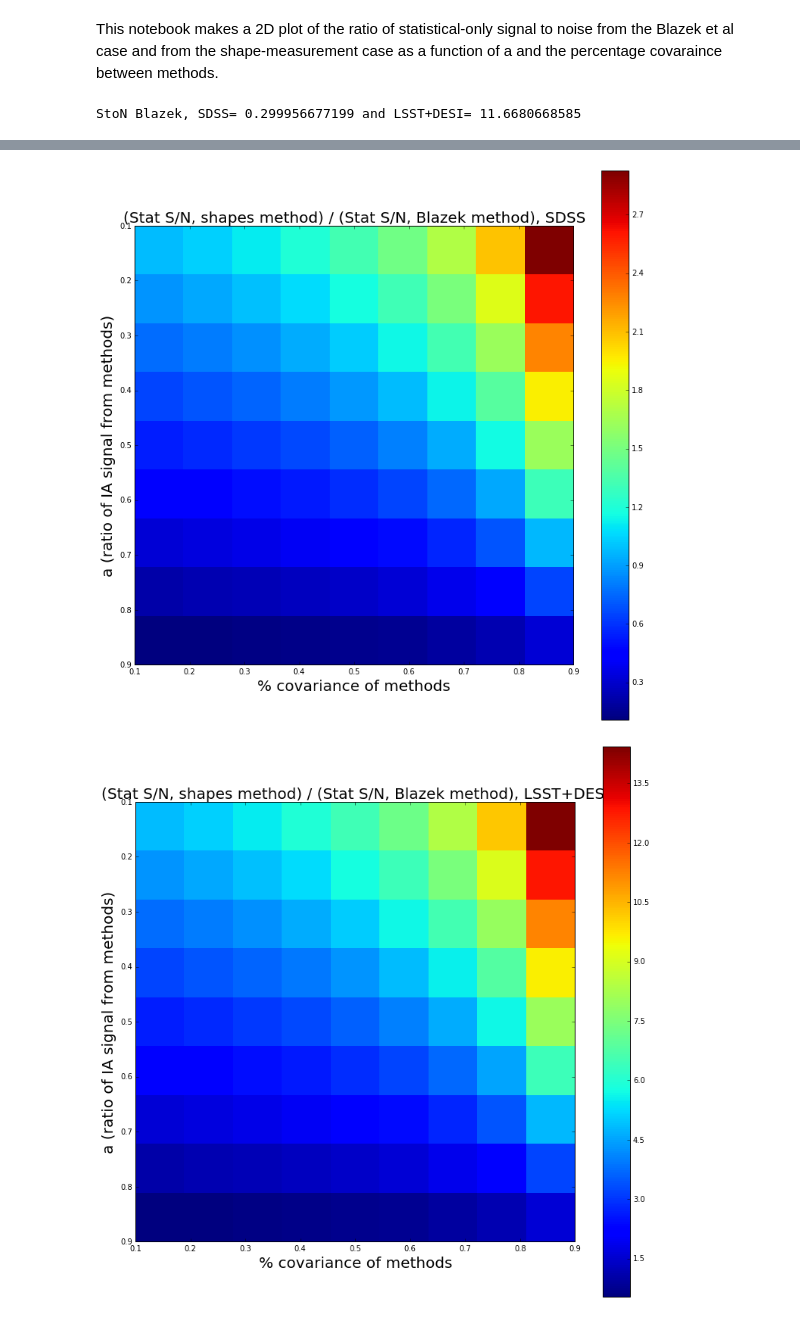
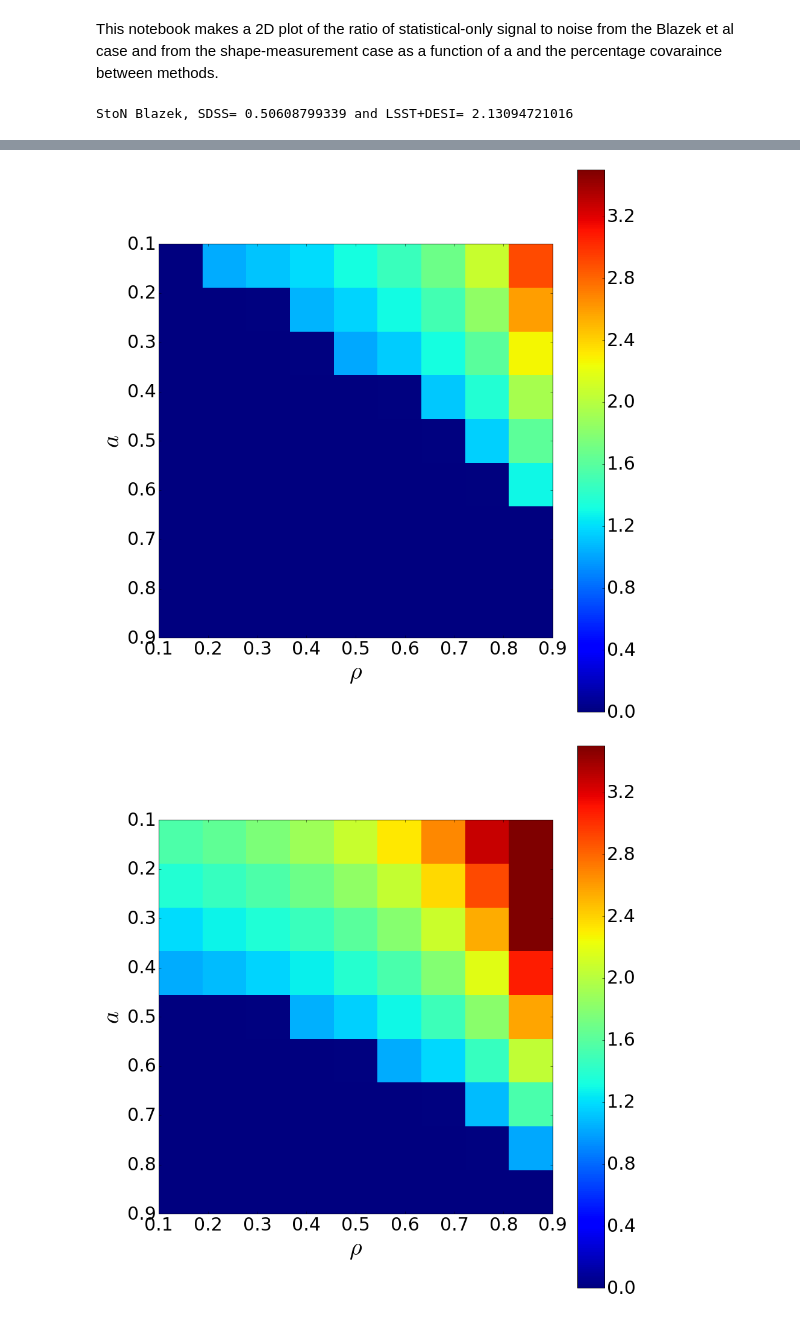
Before and after one commit to c-d-leonard/IA_GGL, a Jupyter notebook: secondary_scripts/StoNratio_2Dplot.ipynb, the cells around one changed output, grey strips where cells are left out. Cells and saved outputs as stored; diff of their text form; code cells hidden in the pictures.

```diff
--- a/secondary_scripts/StoNratio_2Dplot.ipynb
+++ b/secondary_scripts/StoNratio_2Dplot.ipynb
@@ -9,14 +6,19 @@ survey_2 = 'LSST_DESI'
+# %%
+survey_1 = 'SDSS'
+survey_2 = 'LSST_DESI'
+deltaz = 0.17 # LSST deltaz
+StoNstat_Blazek_withCV_SNanalytic_survey=LSST_DESIrpts=2000_ahAistopgap_deltaz=0.17
 # %% [markdown]
 This notebook makes a 2D plot of the ratio of statistical-only signal to noise from the Blazek et al case and from the shape-measurement case as a function of a and the percentage covaraince between methods.
 # %%
 # Load StoN from Blazek method for each survey under consideration (only one value). We actually saved the square of what we want.
-StoNsq_Blazek_1 = np.loadtxt('../txtfiles/StoNstat_Blazek_withCV_SNanalytic_survey='+survey_1+'rpts=2000.txt')
-StoNsq_Blazek_2 = np.loadtxt('../txtfiles/StoNstat_Blazek_withCV_SNanalytic_survey='+survey_2+'rpts=2000.txt')
+StoNsq_Blazek_1 = np.loadtxt('../txtfiles/StoNstat_Blazek_withCV_SNanalytic_survey='+survey_1+'rpts=2000_ahAistopgap_deltaz='+str(deltaz)+'.txt')
+StoNsq_Blazek_2 = np.loadtxt('../txtfiles/StoNstat_Blazek_withCV_SNanalytic_survey='+survey_2+'rpts=2000_ahAistopgap_deltaz='+str(deltaz)+'.txt')
 StoN_Blazek_1 = np.sqrt(StoNsq_Blazek_1)
 StoN_Blazek_2 = np.sqrt(StoNsq_Blazek_2)
 print "StoN Blazek, SDSS=", StoN_Blazek_1, "and LSST+DESI=", StoN_Blazek_2
 # %% [output]
-StoN Blazek, SDSS= 0.299956677199 and LSST+DESI= 11.6680668585
+StoN Blazek, SDSS= 0.50608799339 and LSST+DESI= 2.13094721016
 # %%
 # Load vectors of a and the percentage covariance between methods for the shape measurement case
 a_1 = np.loadtxt('../txtfiles/a_StoNstat_survey='+survey_1+'.txt')
@@ -25,9 +27,9 @@ a_2 = np.loadtxt('../txtfiles/a_StoNstat_survey='+survey_2+'.txt')
 covperc_2 = np.loadtxt('../txtfiles/cov_perc_StoNstat_survey='+survey_2+'.txt')
 
 # Load the matrix of StoN values from the shape-measurement method at each pair of a / % covariance values
-StoNsq_shapes_1 = np.loadtxt('../txtfiles/StoNsq_shapes_withCV_survey='+survey_1+'_rpts=2000_SNseparated.txt')
+StoNsq_shapes_1 = np.loadtxt('../txtfiles/StoNsq_shapes_withCV_survey='+survey_1+'_rpts=2500_Ai_ah_stopgap.txt')
 StoN_shapes_1 = np.sqrt(StoNsq_shapes_1)
-StoNsq_shapes_2 = np.loadtxt('../txtfiles/StoNsq_shapes_withCV_survey='+survey_2+'_rpts=2000_SNseparated.txt')
+StoNsq_shapes_2 = np.loadtxt('../txtfiles/StoNsq_shapes_withCV_survey='+survey_2+'_rpts=2500_Ai_ah_stopgap.txt')
 StoN_shapes_2 = np.sqrt(StoNsq_shapes_2)
 # %%
 # Make a 2D colour plot of the ratio of the S to N values for each survey
@@ -36,36 +38,44 @@ StoN_shapes_2 = np.sqrt(StoNsq_shapes_2)
 StoNratio_1 = StoN_shapes_1 / StoN_Blazek_1
 
 # Uncomment this piece of code to more easily see where the shape-measurement method "wins" in parameter space.
-#for i in range(0,len(a_1)):
-#    for j in range(0,len(covperc_1)):
-#        if StoNratio_1[i,j]< 1.0:
-#            StoNratio_1[i,j] =0
+for i in range(0,len(a_1)):
+    for j in range(0,len(covperc_1)):
+        if StoNratio_1[i,j]< 1.0:
+            StoNratio_1[i,j] =0
 
 plt.figure(figsize=(13, 13))
 plt.imshow(StoNratio_1, extent=[covperc_1[0], covperc_1[-1], a_1[-1], a_1[0]], aspect=1, interpolation='None')
-plt.colorbar()
-plt.xlabel('% covariance of methods', fontsize=20)
-plt.ylabel('a (ratio of IA signal from methods)', fontsize=20)
-plt.title('(Stat S/N, shapes method) / (Stat S/N, Blazek method), SDSS', fontsize=20)
+cbar = plt.colorbar()
+cbar.ax.tick_params(labelsize='30')
+plt.clim(0,3.5)
+plt.xlabel('$\\rho$', fontsize=40)
+plt.ylabel('$a$', fontsize=40)
+plt.tick_params(axis='both', labelsize='30')
+#plt.title('(Stat S/N, shapes method) / (Stat S/N, Blazek method), SDSS', fontsize=20)
 #plt.show()
-plt.savefig('../plots/StoN_2d_stat_'+survey_1+'_withCV_rpts2000_SNseparate.pdf')
+plt.tight_layout()
+plt.savefig('../plots/StoN_2d_stat_'+survey_1+'_withCV_NAM_rpts2500_BlackOut.jpg')
 
 StoNratio_2 = StoN_shapes_2 / StoN_Blazek_2
 
 # Uncomment this piece of code to more easily see where the shape-measurement method "wins" in parameter space.
-#for i in range(0,len(a_2)):
-#    for j in range(0,len(covperc_2)):
-#        if StoNratio_2[i,j]< 1.0:
-#            StoNratio_2[i,j] =0
+for i in range(0,len(a_2)):
+    for j in range(0,len(covperc_2)):
+        if StoNratio_2[i,j]< 1.0:
+            StoNratio_2[i,j] =0
 
 plt.figure(figsize=(13, 13))
 plt.imshow(StoNratio_2, extent=[covperc_2[0], covperc_2[-1], a_2[-1], a_2[0]], aspect=1, interpolation='None')
-plt.colorbar()
-plt.xlabel('% covariance of methods', fontsize=20)
-plt.ylabel('a (ratio of IA signal from methods)', fontsize=20)
-plt.title('(Stat S/N, shapes method) / (Stat S/N, Blazek method), LSST+DESI', fontsize=20)
+cbar = plt.colorbar()
+cbar.ax.tick_params(labelsize='30')
+plt.clim(0,3.5)
+plt.xlabel('$\\rho$', fontsize=40)
+plt.ylabel('$a$', fontsize=40)
+plt.tick_params(axis='both', labelsize='30')
+#plt.title('(Stat S/N, shapes method) / (Stat S/N, Blazek method), LSST+DESI', fontsize=20)
 #plt.show()
-plt.savefig('../plots/StoN_2d_stat_'+survey_2+'_withCV_rpts2000_SNseparate.pdf')
+plt.tight_layout()
+plt.savefig('../plots/StoN_2d_stat_'+survey_2+'_withCV_NAM_deltaz='+str(deltaz)+'_BlackOut.jpg')
 
 # These ratios should be off by a value independent of a / covperc. What is it?
 print "difference=", StoNratio_2 / StoNratio_1
@@ -82,2 +92,2 @@ difference= [[ 4.91558391  4.91581511  4.91611221  4.91650806  4.9170617   4.917
-[figure, old version]
+[figure, new version]
-[figure, old version]
+[figure, new version]
```
Also changed, not shown: parts of 2 cells of this notebook, 16 other files.
